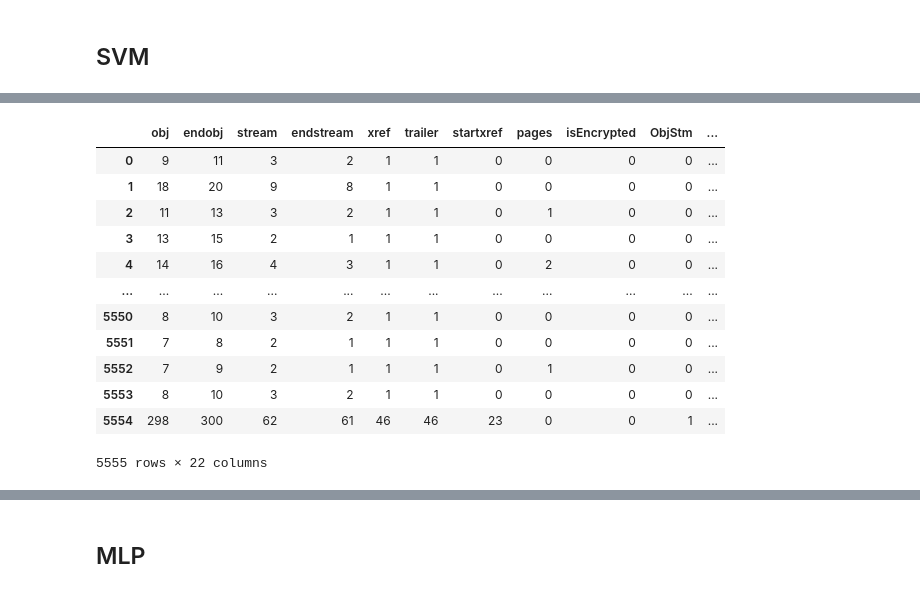
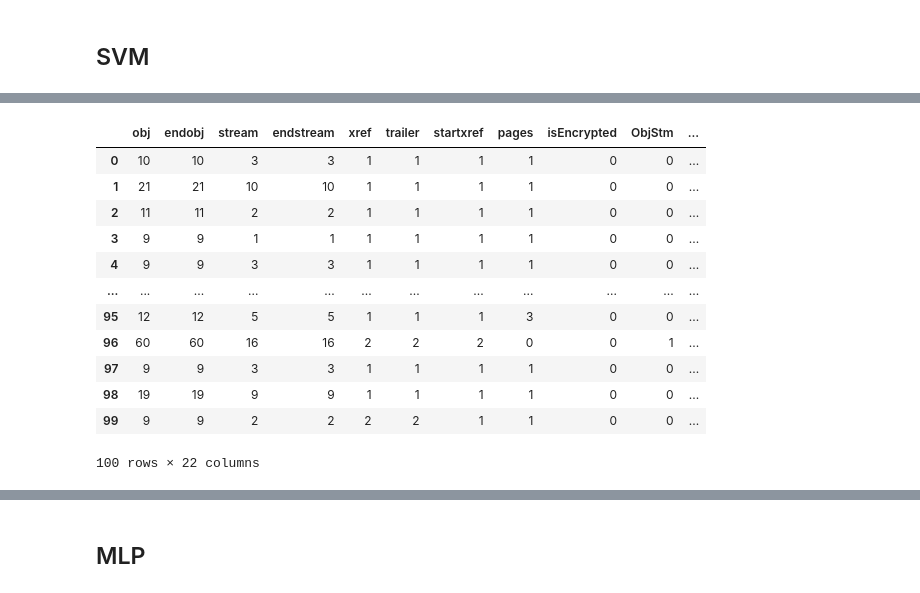
Before and after one commit to paulschweitzer/BSP5, a Jupyter notebook: PDF Malware Evasion.ipynb, the cells around one changed output, grey strips where cells are left out. Drawn from its saved outputs; the diff is of its cells as text; code cells hidden in the pictures.

Commit message:
Developed a CLI application that allows the user to train a classifier and then apply gradient descent to modify a malicious PDF file.

```diff
--- a/PDF Malware Evasion.ipynb
+++ b/PDF Malware Evasion.ipynb
@@ -71,8 +58,8 @@ x_train.shape
 # %%
 # Normalize features
-normalizer = RobustScaler()
-x_train = normalizer.fit_transform(x_train)
-x_test = normalizer.transform(x_test)
+scaler = RobustScaler()
+x_train = scaler.fit_transform(x_train)
+x_test = scaler.transform(x_test)
 
 pd.DataFrame(x_train, columns=class_data.columns).head()
 # %% [output]
@@ -151,5 +147,5 @@ Confusion matrix:
 # %%
-gamma_values = [1, 1/1000, 1/x_train.shape[0], 1/10**6]
+gamma_values = [10, 5, 1, 1/1000, 1/x_train.shape[0], 1/10**6]
 scores = []
 
 for g in gamma_values:
@@ -229,39 +227,51 @@ bias_linear = svc.intercept_
 gradient_linear = weights_linear
 print(f"Linear weights:\n{gradient_linear}")
 
-malicious_samples = class_data[data['Class'] == 1]
+gamma = svc_rbf.get_params()['gamma']
+weights_rbf = svc_rbf.dual_coef_[0]
+# print(f"{x_train_svm.iloc[svc_rbf.support_].head()}")
+support_vectors_rbf = svc_rbf.support_vectors_ # x_train_svm.iloc[svc_rbf.support_].to_numpy().astype(int)
+print(f"Gamma: {gamma}, Weights: {weights_rbf.shape}, Support Vectors: {support_vectors_rbf.shape}")
+
+malicious_samples = class_data[data['Class'] == 1].iloc[:100]
 x_malicious_samples = malicious_samples.to_numpy().astype(int)
 modified = np.zeros(x_malicious_samples.shape)
 
-x_malicious_samples = normalizer.fit_transform(x_malicious_samples)
+x_malicious_samples = scaler.fit_transform(x_malicious_samples)
 learning_rates = [0.001]
 epsilons = [0.0001]
-iterations = 100
+iterations = 200
+d_values = [10, 20, 50, 100] # number of modifications
 accuracy = 0
 
+kernel = "rbf"
+grad_i = 0
 
 for lr in learning_rates:
 
-    for e in epsilons:
+    for d in d_values:
 
         modified = np.zeros(x_malicious_samples.shape)
         for i in range (len(x_malicious_samples)):
-            # grad_i = svm_gradient(weights=weights_rbf,feature_vector=x,support_vectors=support_vectors_rbf,kernel='rbf',gamma=gamma)
-            # grad_i = svm_gradient(weights=weights_poly,feature_vector=x,support_vectors=support_vectors_poly,kernel='poly',d=d,c=c)
-            grad_i = gradient_linear
+            if kernel == 'linear':
+                grad_i = gradient_linear
+            elif kernel == 'rbf':
+                grad_i = svm_gradient(weights=weights_rbf,feature_vector=x_malicious_samples[i],support_vectors=support_vectors_rbf,kernel='rbf',gamma=gamma)
+
             modified[i] = evasion_gradient_descent(
                 x0=x_malicious_samples[i],
                 gradient=grad_i,
                 t=lr,
-                epsilon=epsilons,
-                max_iter=iterations
+                epsilon=epsilons[0],
+                max_iter=iterations,
+                d_max=d
                 )
 
         modified_samples = pd.DataFrame(modified, columns=class_data.columns)
         cl = svc_rbf.predict(modified_samples)
         modified_samples['Class'] = cl
         accuracy = len(modified_samples[modified_samples['Class'] == 0]) / len(x_malicious_samples)
-        print(f"Accuracy: {accuracy} with learning rat = {lr} and epsilon = {e}")
+        print(f"Accuracy: {accuracy} with learning rat = {lr} and d_max = {d}")
 
 
 modified_samples = pd.DataFrame(modified, columns=class_data.columns)
@@ -276,6 +286,6 @@ print("Delta: ")
 delta_df = x_malicious_samples - modified
 
 delta_df = pd.DataFrame(delta_df, columns=class_data.columns)
-delta_df.iloc[0]
+delta_df
 # %% [output]
 Linear weights:
@@ -308,24 +316,24 @@ Name: 0, dtype: float64
 # %%
-scaled_back = normalizer.inverse_transform(modified_samples.drop(columns=['Class']))
+scaled_back = scaler.inverse_transform(modified_samples.drop(columns=['Class']))
 
 modified_df = pd.DataFrame(scaled_back, columns=class_data.columns).astype(int)
 modified_df['Class'] = modified_samples['Class']
 
 modified_df
 # %% [output]
 |  | obj | endobj | stream | endstream | xref | trailer | startxref | pages | isEncrypted | ObjStm | ... |
-| 0 | 9 | 11 | 3 | 2 | 1 | 1 | 0 | 0 | 0 | 0 | ... |
-| 1 | 18 | 20 | 9 | 8 | 1 | 1 | 0 | 0 | 0 | 0 | ... |
-| 2 | 11 | 13 | 3 | 2 | 1 | 1 | 0 | 1 | 0 | 0 | ... |
-| 3 | 13 | 15 | 2 | 1 | 1 | 1 | 0 | 0 | 0 | 0 | ... |
-| 4 | 14 | 16 | 4 | 3 | 1 | 1 | 0 | 2 | 0 | 0 | ... |
+| 0 | 10 | 10 | 3 | 3 | 1 | 1 | 1 | 1 | 0 | 0 | ... |
+| 1 | 21 | 21 | 10 | 10 | 1 | 1 | 1 | 1 | 0 | 0 | ... |
+| 2 | 11 | 11 | 2 | 2 | 1 | 1 | 1 | 1 | 0 | 0 | ... |
+| 3 | 9 | 9 | 1 | 1 | 1 | 1 | 1 | 1 | 0 | 0 | ... |
+| 4 | 9 | 9 | 3 | 3 | 1 | 1 | 1 | 1 | 0 | 0 | ... |
 | ... | ... | ... | ... | ... | ... | ... | ... | ... | ... | ... | ... |
-| 5550 | 8 | 10 | 3 | 2 | 1 | 1 | 0 | 0 | 0 | 0 | ... |
-| 5551 | 7 | 8 | 2 | 1 | 1 | 1 | 0 | 0 | 0 | 0 | ... |
-| 5552 | 7 | 9 | 2 | 1 | 1 | 1 | 0 | 1 | 0 | 0 | ... |
-| 5553 | 8 | 10 | 3 | 2 | 1 | 1 | 0 | 0 | 0 | 0 | ... |
-| 5554 | 298 | 300 | 62 | 61 | 46 | 46 | 23 | 0 | 0 | 1 | ... |
+| 95 | 12 | 12 | 5 | 5 | 1 | 1 | 1 | 3 | 0 | 0 | ... |
+| 96 | 60 | 60 | 16 | 16 | 2 | 2 | 2 | 0 | 0 | 1 | ... |
+| 97 | 9 | 9 | 3 | 3 | 1 | 1 | 1 | 1 | 0 | 0 | ... |
+| 98 | 19 | 19 | 9 | 9 | 1 | 1 | 1 | 1 | 0 | 0 | ... |
+| 99 | 9 | 9 | 2 | 2 | 2 | 2 | 1 | 1 | 0 | 0 | ... |
-5555 rows × 22 columns
+100 rows × 22 columns
 # %%
 modified_df.describe()
 # %% [output]
```
Also changed, not shown: parts of 21 cells of this notebook, 4 other files.
